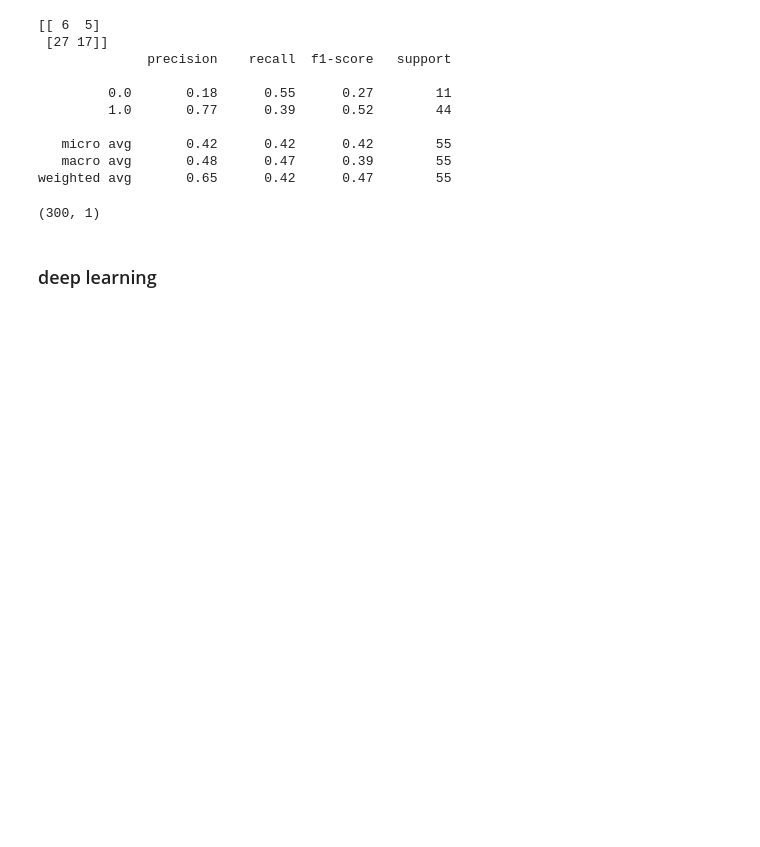
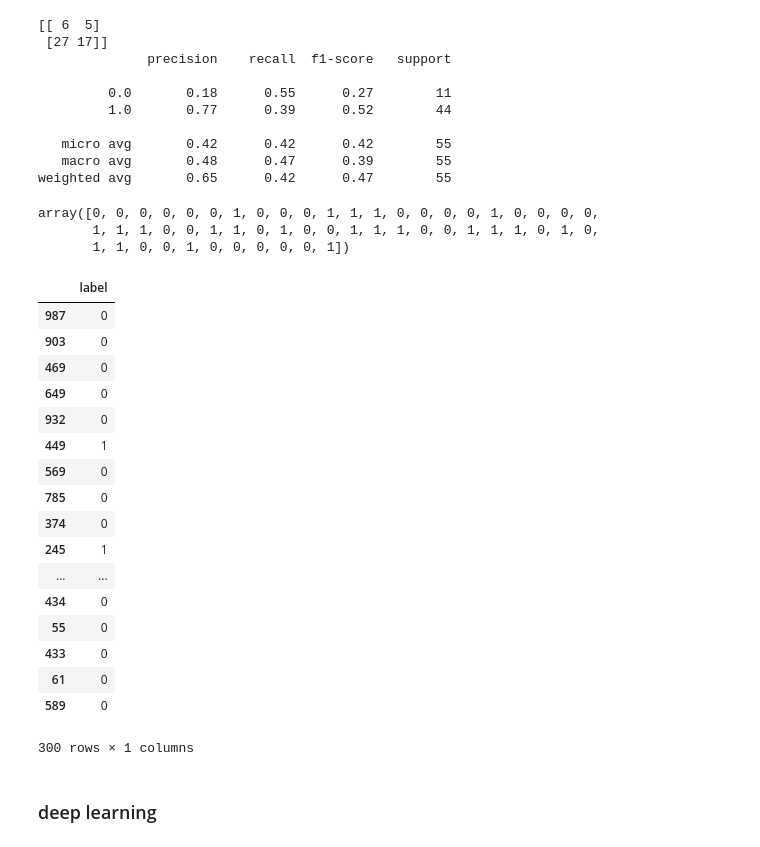
Before and after one commit to UCSD-SEELab/sdsc-weather-stream, a Jupyter notebook: Wearable_classification.ipynb, the cells around one changed output. Saved outputs shown, nothing was run; the diff lists cells and outputs as text; code cells hidden in the pictures; blank space fills up the shorter version.

```diff
--- a/Wearable_classification.ipynb
+++ b/Wearable_classification.ipynb
@@ -129,10 +132,33 @@ print(classification_report(y_test_mixed,y_pred))
    micro avg       0.42      0.42      0.42        55
    macro avg       0.48      0.47      0.39        55
 weighted avg       0.65      0.42      0.47        55
+# %%
+y_pred
+# %% [output]
+array([0, 0, 0, 0, 0, 0, 1, 0, 0, 0, 1, 1, 1, 0, 0, 0, 0, 1, 0, 0, 0, 0,
+       1, 1, 1, 0, 0, 1, 1, 0, 1, 0, 0, 1, 1, 1, 0, 0, 1, 1, 1, 0, 1, 0,
+       1, 1, 0, 0, 1, 0, 0, 0, 0, 0, 1])
 # %%
-y_test.shape
+y_test
 # %% [output]
+|  | label |
+| 987 | 0 |
+| 903 | 0 |
+| 469 | 0 |
+| 649 | 0 |
+| 932 | 0 |
+| 449 | 1 |
+| 569 | 0 |
+| 785 | 0 |
+| 374 | 0 |
+| 245 | 1 |
+| ... | ... |
+| 434 | 0 |
+| 55 | 0 |
+| 433 | 0 |
+| 61 | 0 |
+| 589 | 0 |
-(300, 1)
+300 rows × 1 columns
 # %% [markdown]
 ### deep learning
 # %%
```
Also changed, not shown: parts of 8 cells of this notebook.
